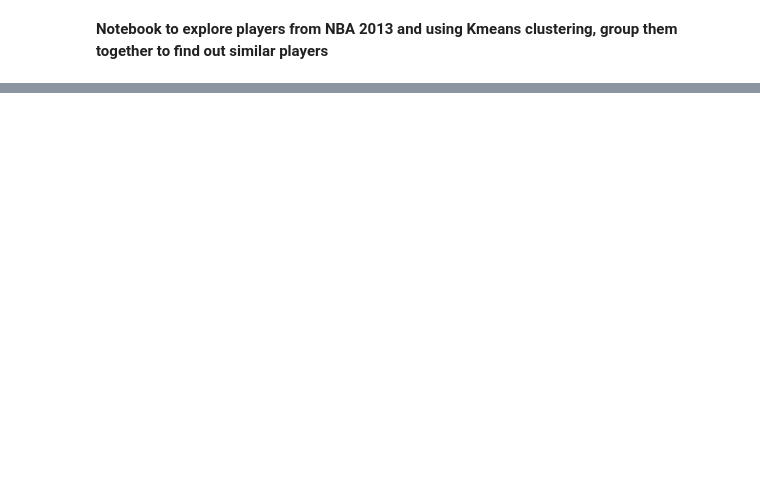
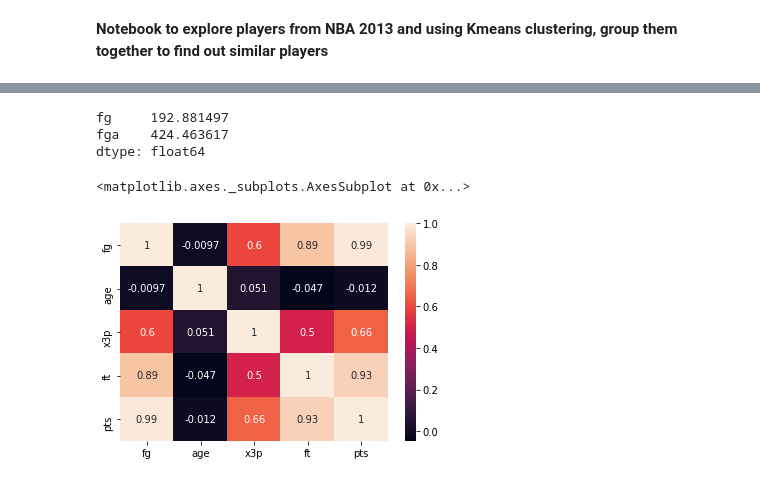
Before and after one commit to JoaoDaross/NBADataWithKMeansClustering, a Jupyter notebook: NBADataWithKMeansClustering.ipynb, the cells around one changed output, grey strips where cells are left out. Cells and saved outputs as stored; diff of their text form; code cells hidden in the pictures; blank space fills up the shorter version.

```diff
--- a/NBADataWithKMeansClustering.ipynb
+++ b/NBADataWithKMeansClustering.ipynb
@@ -10,7 +10,8 @@ import seaborn as sns
 import matplotlib.pyplot as plt
 %matplotlib inline
 # %%
-data = pd.read_csv('nba_2013.csv') # reading the csv file
+fonte = 'https://raw.githubusercontent.com/JoaoDaross/NBADataWithKMeansClustering/main/nba_2013.csv'
+data = pd.read_csv(fonte) # reading the csv file
 data.head() # display the top 5 records from the dataset
 # visit https://en.wikipedia.org/wiki/Basketball_statistics to know more about the columns
 # %% [output]
@@ -17,0 +57,11 @@ FileNotFoundError: ignored
+# %%
+data.loc[:,['fg','fga']].mean() # to find the mean of fildgoals made vs attempted
+# %% [output]
+fg     192.881497
+fga    424.463617
+dtype: float64
+# %%
+sns.heatmap(data[['fg','age','x3p','ft','pts']].corr(),annot= True)
+# %% [output]
+<matplotlib.axes._subplots.AxesSubplot at 0x...>
+[figure, added]
```
Also changed, not shown: parts of 31 cells of this notebook.
